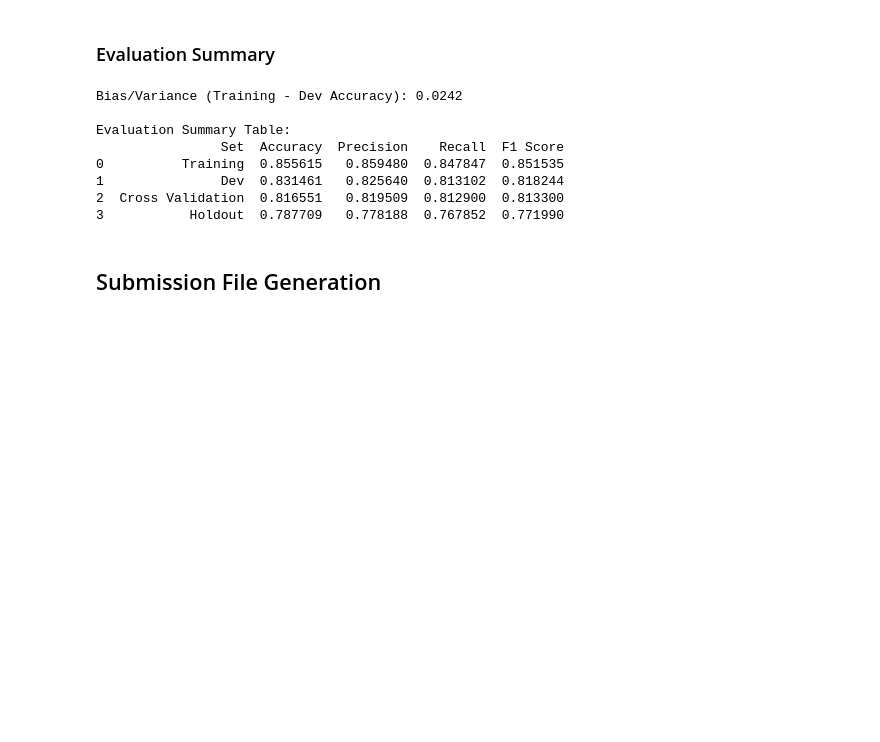
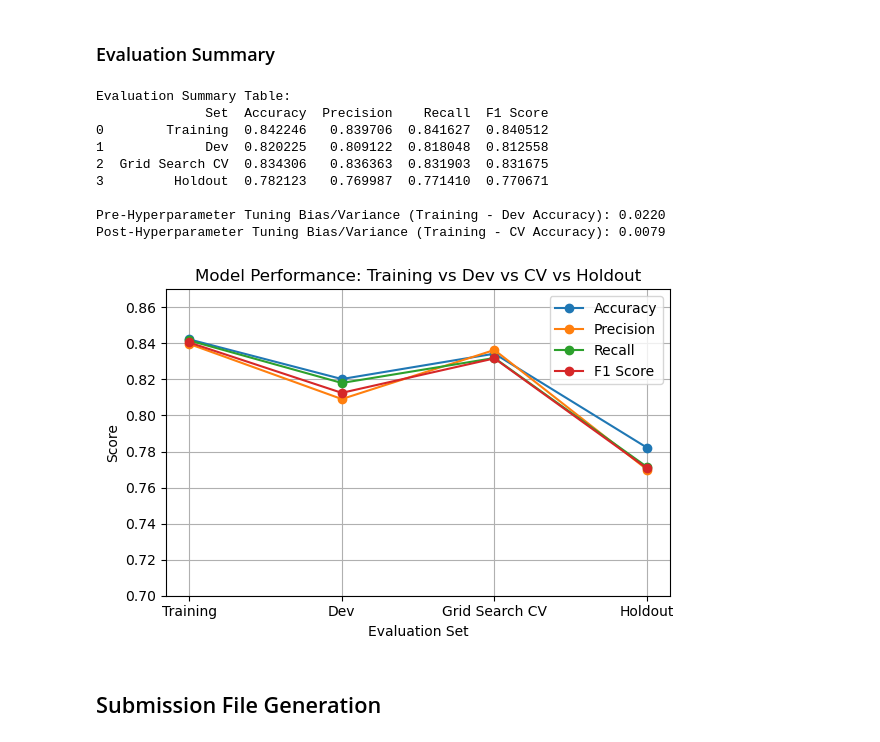
Before and after one commit to pt7481/titanic-ml-from-disaster, a Jupyter notebook: titanic_ml_from_disaster_abridged__paultongyoo.ipynb, the cells around one changed output. Saved outputs shown, nothing was run; the diff lists cells and outputs as text; code cells hidden in the pictures; blank space fills up the shorter version.

```diff
--- a/titanic_ml_from_disaster_abridged__paultongyoo.ipynb
+++ b/titanic_ml_from_disaster_abridged__paultongyoo.ipynb
@@ -1037,14 +1023,9 @@ Name: count, dtype: int64
 with mlflow.start_run():
     mlflow.set_tag("dataset", "X_dev")
 
-    mlflow.log_params(model_params)
+    mlflow.log_params(default_model_params)
     mlflow.log_param("model_type", pipeline.named_steps['classifier'].__class__.__name__)
     mlflow.log_param("num_fare_bins", num_fare_bins)
-
-    feature_names_after_preprocessing = get_feature_names_from_preprocessor(
-        pipeline.named_steps['preprocessor'],
-        selected_features
-    )
 
     print(f"\nEvaluating model with training set of {len(X_train_dedup)} samples:")
     print(f"Features used:")
@@ -1097,5 +1078,4 @@ Features used:
 # %%
-X_train_full = pd.concat([X_train[selected_features], X_dev[selected_features]], ignore_index=True)
-y_train_full = pd.concat([y_train, y_dev], ignore_index=True)
 X_train_full, y_train_full = remove_duplicates_and_trim(X_train_full, selected_features, y_train_full)
+sample_weights_dedup = sample_weights[X_train_full.index]
 # %% [output]
@@ -1253,39 +1271,57 @@ Features used:
 ### Evaluation Summary
 # %%
 # Create table summarizing evaluation scores across training, dev, cv, and holdout sets
-def create_evaluation_summary_table():
+def create_evaluation_summary_table_and_plot():
     """
-    Creates a DataFrame summarizing evaluation scores across training, dev, cv, and holdout sets.
-    Also prints the difference between training and dev accuracy (Bias/Variance).
+    Prints pre- and post-hyperparameter tuning bias/variance,
+    returns evaluation summary table, and plots evaluation metrics across all data splits.
+    """
 
-    Returns:
-    - pd.DataFrame: Summary table with evaluation scores.
-    """
+    # Create summary table
     data = {
-        'Set': ['Training', 'Dev', 'Cross Validation', 'Holdout'],
+        'Set': ['Training', 'Dev', 'Grid Search CV', 'Holdout'],
         'Accuracy': [training_acc, dev_acc, cv_acc_mean, holdout_acc],
         'Precision': [training_prec, dev_prec, cv_prec_mean, holdout_prec],
         'Recall': [training_rec, dev_rec, cv_rec_mean, holdout_rec],
         'F1 Score': [training_f1, dev_f1, cv_f1_mean, holdout_f1]
     }
+    summary_df = pd.DataFrame(data)
 
-    summary_df = pd.DataFrame(data)
-    bias_variance = training_acc - dev_acc
-    print(f"Bias/Variance (Training - Dev Accuracy): {bias_variance:.4f}")
-    return summary_df
+    print("\nEvaluation Summary Table:")
+    print(summary_df)
 
-summary_table = create_evaluation_summary_table()
-print("\nEvaluation Summary Table:")
-print(summary_table)
+    # Bias/variance report
+    print()
+    print(f"Pre-Hyperparameter Tuning Bias/Variance (Training - Dev Accuracy): {(training_acc - dev_acc):.4f}")
+    print(f"Post-Hyperparameter Tuning Bias/Variance (Training - CV Accuracy): {(training_acc - cv_acc_mean):.4f}")
+    print()
+
+    # Plotting
+    plt.figure(figsize=(6, 4))
+    for metric in ['Accuracy', 'Precision', 'Recall', 'F1 Score']:
+        plt.plot(summary_df['Set'], summary_df[metric], marker='o', label=metric)
+
+    plt.title('Model Performance: Training vs Dev vs CV vs Holdout')
+    plt.ylabel('Score')
+    plt.xlabel('Evaluation Set')
+    plt.ylim(0.7, 0.87)
+    plt.grid(True)
+    plt.legend()
+    plt.tight_layout()
+    plt.show()
+
+create_evaluation_summary_table_and_plot()
 # %% [output]
-Bias/Variance (Training - Dev Accuracy): 0.0242
+Evaluation Summary Table:
+              Set  Accuracy  Precision    Recall  F1 Score
+0        Training  0.842246   0.839706  0.841627  0.840512
+1             Dev  0.820225   0.809122  0.818048  0.812558
+2  Grid Search CV  0.834306   0.836363  0.831903  0.831675
+3         Holdout  0.782123   0.769987  0.771410  0.770671
 
-Evaluation Summary Table:
-                Set  Accuracy  Precision    Recall  F1 Score
-0          Training  0.855615   0.859480  0.847847  0.851535
-1               Dev  0.831461   0.825640  0.813102  0.818244
-2  Cross Validation  0.816551   0.819509  0.812900  0.813300
-3           Holdout  0.787709   0.778188  0.767852  0.771990
+Pre-Hyperparameter Tuning Bias/Variance (Training - Dev Accuracy): 0.0220
+Post-Hyperparameter Tuning Bias/Variance (Training - CV Accuracy): 0.0079
+[figure, added]
 # %% [markdown]
 ## Submission File Generation
 # %%
```
Also changed, not shown: parts of 10 cells of this notebook.
